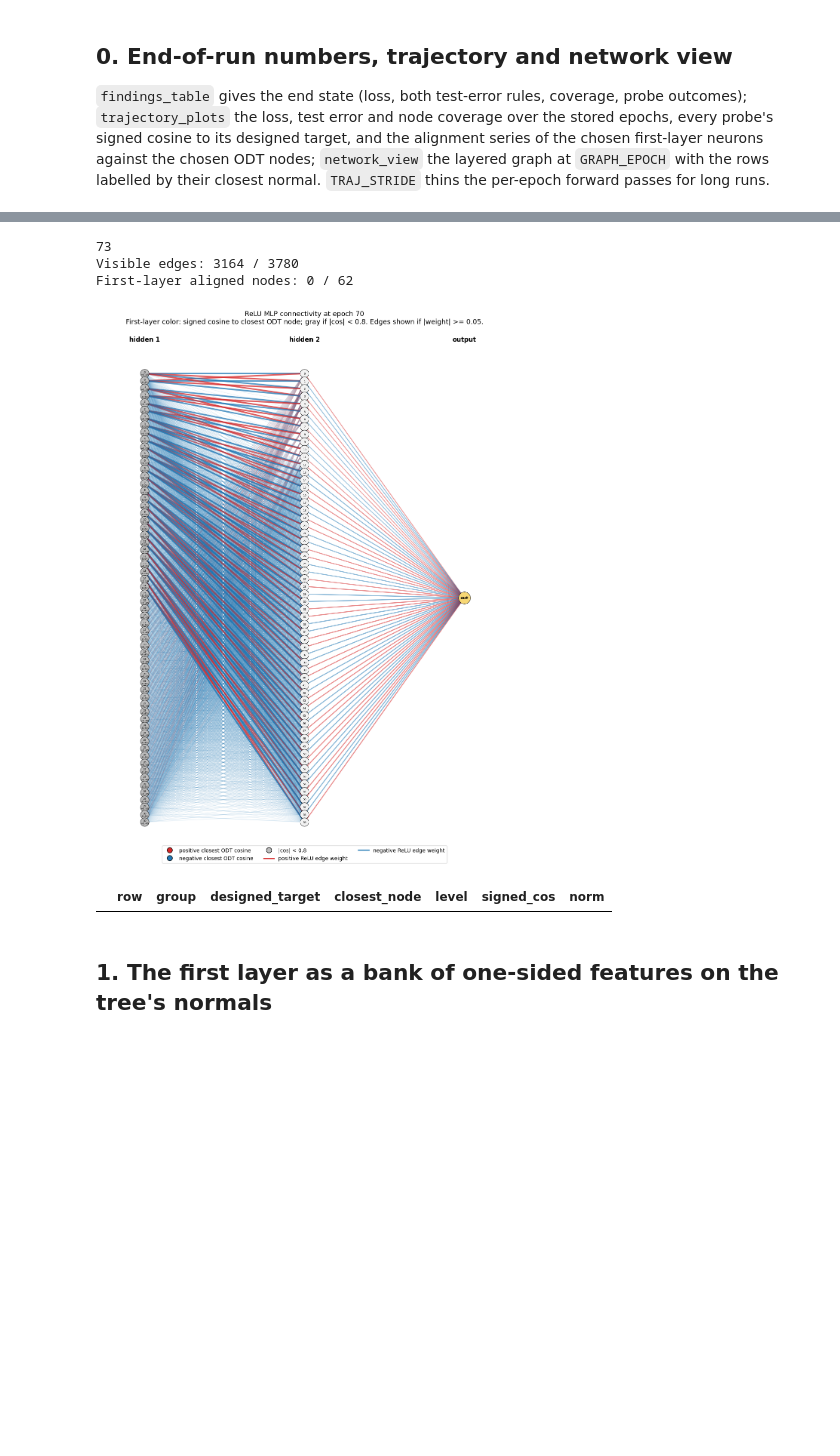
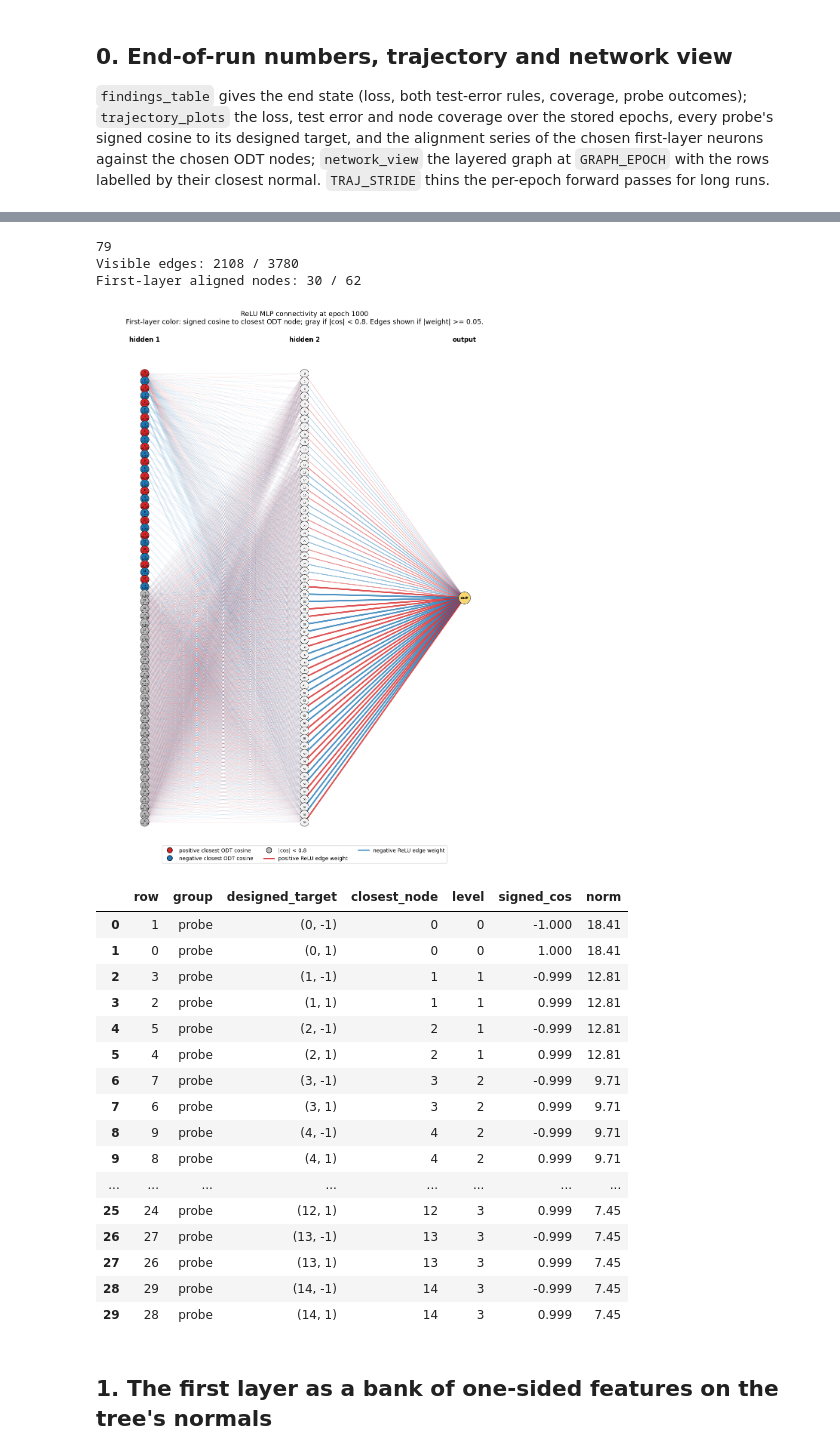
Before and after one commit to HarishGP/layer-lenses, a Jupyter notebook: notebooks/two_layer_network_anatomy.ipynb, the cells around one changed output, grey strips where cells are left out. Saved outputs shown, nothing was run; the diff lists cells and outputs as text; code cells hidden in the pictures; blank space fills up the shorter version.

```diff
--- a/notebooks/two_layer_network_anatomy.ipynb
+++ b/notebooks/two_layer_network_anatomy.ipynb
@@ -30,8 +30,11 @@ RUNS = {42: "hierarchy_equiv2L_62", 43: "hierarchy_equiv2L_62_outx41", 44: "hier
         72: "hd2_run72_sym_pgf_phase1", 73: "hd2_run73_sym_pgf_two_phase", 74: "hd2_run74_sym_pgf_run60", 75: "hd2_run75_sym_pgf_run60_partner", 76: "hd2_run76_sym_pgf_one_phase", 77: "hd2_run77_sym_pgf_run60_one_phase", 78: "hd2_run78_sym_pgf_run60_partner_one_phase",   # symmetrised flow (72-78)
         "74x1": "hd2_run74_sym_pgf_run60_outx1", "75x1": "hd2_run75_sym_pgf_run60_partner_outx1", "77x1": "hd2_run77_sym_pgf_run60_one_phase_outx1", "78x1": "hd2_run78_sym_pgf_run60_partner_one_phase_outx1",
         79: "hd2_run79_alpha_a3_1.5_2ph", 80: "hd2_run80_alpha_a3_1.5_1ph", 81: "hd2_run81_alpha_a3_4_2ph", 82: "hd2_run82_alpha_a3_4_1ph", 83: "hd2_run83_alpha_blocks_x0.5_2ph", 84: "hd2_run84_alpha_blocks_x0.5_1ph",
-        85: "hd2_run85_alpha_blocks_x2_2ph", 86: "hd2_run86_alpha_blocks_x2_1ph", 87: "hd2_run87_alpha_a6_0.1_2ph", 88: "hd2_run88_alpha_a6_0.1_1ph", 89: "hd2_run89_alpha_a5_0_2ph", 90: "hd2_run90_alpha_a5_0_1ph", 91: "hd2_run91_alpha_veto_2_2ph", 92: "hd2_run92_alpha_veto_2_1ph", 93: "hd2_run93_alpha_readout_0.4_1.6_2ph", 94: "hd2_run94_alpha_readout_0.4_1.6_1ph", 95: "hd2_run95_alpha_a11_8_2ph", 96: "hd2_run96_alpha_a11_8_1ph", 97: "hd2_run97_sym_pgf_run73_cont", 98: "hd2_run98_sym_pgf_run79_cont"}   # run 79 continued   # run 73 continued   # alpha sweep A (notebook 2 section 34)   # the x1-output-rate variants       # 72: symmetrised-gradient flow (phase 1 of run 70)
-RUN = 73                                                                                                                                  # <- select the run
+        85: "hd2_run85_alpha_blocks_x2_2ph", 86: "hd2_run86_alpha_blocks_x2_1ph", 87: "hd2_run87_alpha_a6_0.1_2ph", 88: "hd2_run88_alpha_a6_0.1_1ph", 89: "hd2_run89_alpha_a5_0_2ph", 90: "hd2_run90_alpha_a5_0_1ph",
+        91: "hd2_run91_alpha_veto_2_2ph", 92: "hd2_run92_alpha_veto_2_1ph", 93: "hd2_run93_alpha_readout_0.4_1.6_2ph", 94: "hd2_run94_alpha_readout_0.4_1.6_1ph",
+        95: "hd2_run95_alpha_a11_8_2ph", 96: "hd2_run96_alpha_a11_8_1ph", 97: "hd2_run97_sym_pgf_run73_cont", 98: "hd2_run98_sym_pgf_run79_cont",
+        99: "hd2_run99_cuebias_p2_b0.5", 100: "hd2_run100_cuebias_p2_b0.25", 101: "hd2_run101_cuebias_p2_b0.1", 102: "hd2_run102_cuebias_p2_b0.05", 103: "hd2_run103_cuebias_p2_b0.02", 104: "hd2_run104_cuebias_p1_b0.25", 105: "hd2_run105_cuebias_p1_b0.1", 106: "hd2_run106_cuebias_p1_b0.05"}   # cue-bias sweeps (notebook 2 section 37)   # run 79 continued   # run 73 continued   # alpha sweep A (notebook 2 section 34)   # the x1-output-rate variants       # 72: symmetrised-gradient flow (phase 1 of run 70)
+RUN = 79                                                                                                                                  # <- select the run
 RESULTS = Path("../results/designed_init"); RUNDIR = RESULTS / RUNS[RUN]; tree = load_tree(RUNDIR / "tree.npz"); U = tree.w_list
 ctx = AnalysisContext(RESULTS, tree=tree)                                                                                                 # test sample (seed 999777, 100k points) for the section-0 helpers
 sr, run = load_replay_run(ctx, RUNS[RUN], [62, 60])                                                                                      # trajectory of all layers at every stored epoch
@@ -98,13 +101,29 @@ series = trajectory_plots(ctx, run, NEURON_IDS, node_ids=None, stride=TRAJ_STRID
 # %%
-GRAPH_EPOCH = 70
+GRAPH_EPOCH = 1000
 print(RUN)
 table = network_view(ctx, run, GRAPH_EPOCH, align_threshold=0.8, edge_threshold=0.05); display(table)
 # %% [output]
-73
-Visible edges: 3164 / 3780
-First-layer aligned nodes: 0 / 62
+79
+Visible edges: 2108 / 3780
+First-layer aligned nodes: 30 / 62
-[figure, old version]
+[figure, new version]
 |  | row | group | designed_target | closest_node | level | signed_cos | norm |
+| 0 | 1 | probe | (0, -1) | 0 | 0 | -1.000 | 18.41 |
+| 1 | 0 | probe | (0, 1) | 0 | 0 | 1.000 | 18.41 |
+| 2 | 3 | probe | (1, -1) | 1 | 1 | -0.999 | 12.81 |
+| 3 | 2 | probe | (1, 1) | 1 | 1 | 0.999 | 12.81 |
+| 4 | 5 | probe | (2, -1) | 2 | 1 | -0.999 | 12.81 |
+| 5 | 4 | probe | (2, 1) | 2 | 1 | 0.999 | 12.81 |
+| 6 | 7 | probe | (3, -1) | 3 | 2 | -0.999 | 9.71 |
+| 7 | 6 | probe | (3, 1) | 3 | 2 | 0.999 | 9.71 |
+| 8 | 9 | probe | (4, -1) | 4 | 2 | -0.999 | 9.71 |
+| 9 | 8 | probe | (4, 1) | 4 | 2 | 0.999 | 9.71 |
+| ... | ... | ... | ... | ... | ... | ... | ... |
+| 25 | 24 | probe | (12, 1) | 12 | 3 | 0.999 | 7.45 |
+| 26 | 27 | probe | (13, -1) | 13 | 3 | -0.999 | 7.45 |
+| 27 | 26 | probe | (13, 1) | 13 | 3 | 0.999 | 7.45 |
+| 28 | 29 | probe | (14, -1) | 14 | 3 | -0.999 | 7.45 |
+| 29 | 28 | probe | (14, 1) | 14 | 3 | 0.999 | 7.45 |
 # %% [markdown]
 ## 1. The first layer as a bank of one-sided features on the tree's normals
 # %%
```
Also changed, not shown: parts of 3 cells of this notebook, 2 other files.
